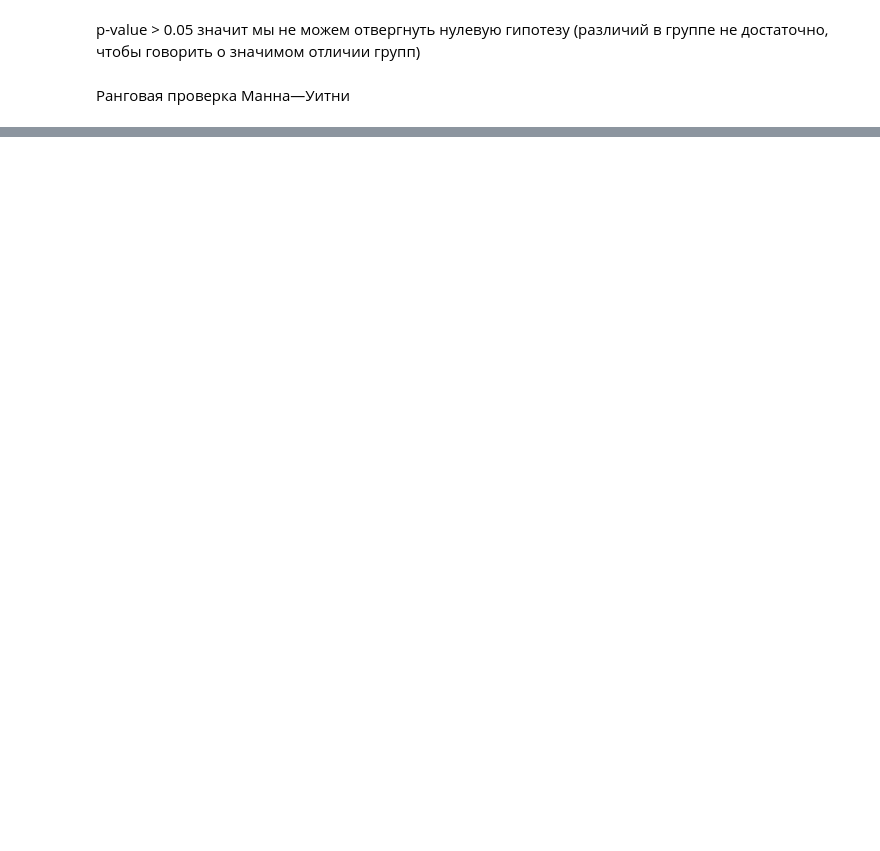
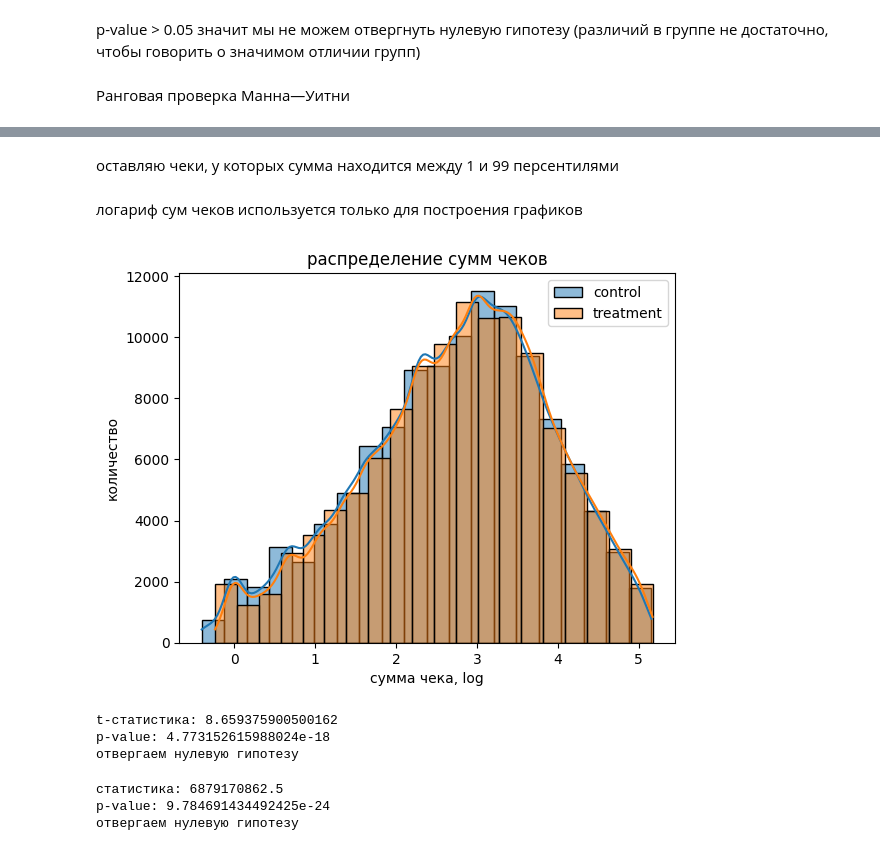
Before and after one commit to ArtemGusenkov/projects, a Jupyter notebook: retail_analytics/src/ab_test.ipynb, the cells around one changed output, grey strips where cells are left out. Saved outputs shown, nothing was run; the diff lists cells and outputs as text; code cells hidden in the pictures; blank space fills up the shorter version.

```diff
--- a/retail_analytics/src/ab_test.ipynb
+++ b/retail_analytics/src/ab_test.ipynb
@@ -139,0 +155,71 @@ p-value: 0.4017977617830075
+# %%
+cond_1 = td['WEEK_NO'] >= 21
+cond_2 = td['WEEK_NO'] <= 60
+
+control = td[cond_1 & cond_2].copy()
+control_s = control.copy()
+control = control.groupby(['BASKET_ID'], as_index=False)['SALES_VALUE'].sum()
+
+cond_3 = td['WEEK_NO'] >= 61
+cond_4 = td['WEEK_NO'] <= 100
+
+treatment = td[cond_3 & cond_4].copy()
+treatment_s = treatment.copy()
+treatment = treatment.groupby(['BASKET_ID'], as_index=False)['SALES_VALUE'].sum()
+# %%
+def outlier_remover(data1, data2, col_name, x_quantile=0.95, two_side=False):
+    if two_side==False:
+        dt_1 = data1[data1[col_name] <= data1[col_name].quantile(x_quantile)]
+        dt_2 = data2[data2[col_name] <= data2[col_name].quantile(x_quantile)]
+    else:
+        c1 = data1[col_name] <= data1[col_name].quantile(x_quantile)
+        c2 = data1[col_name] >= data1[col_name].quantile(1 - x_quantile)
+        dt_1 = data1[c1 & c2]
+
+        c3 = data2[col_name] <= data2[col_name].quantile(x_quantile)
+        c4 = data2[col_name] >= data2[col_name].quantile(1 - x_quantile)
+        dt_2 = data2[c3 & c4]
+
+    return dt_1, dt_2
+# %% [markdown]
+оставляю чеки, у которых сумма находится между 1 и 99 персентилями
+# %%
+control, treatment = outlier_remover(control, treatment, 'SALES_VALUE', 0.99, True)
+# %% [markdown]
+логариф сум чеков используется только для построения графиков
+# %%
+sns.histplot(np.log(control['SALES_VALUE']), bins=20, kde=True, label='control')
+sns.histplot(np.log(treatment['SALES_VALUE']), bins=20, kde=True, label='treatment')
+
+plt.legend()
+plt.xlabel('сумма чека, log')
+plt.ylabel('количество')
+plt.title('распределение сумм чеков')
+plt.show()
+# %% [output]
+[figure, added]
+# %%
+t_stat, p_value = stats.ttest_ind(treatment['SALES_VALUE'], control['SALES_VALUE'], alternative='two-sided')
+print('t-статистика:', t_stat)
+print('p-value:', p_value)
+if p_value <= ALPHA:
+    print('отвергаем нулевую гипотезу')
+else:
+    print('нет оснований отвергнуть нулевую гипотезу')
+# %% [output]
+t-статистика: 8.659375900500162
+p-value: 4.773152615988024e-18
+отвергаем нулевую гипотезу
+# %%
+a = stats.mannwhitneyu(treatment['SALES_VALUE'], control['SALES_VALUE'], alternative='two-sided', use_continuity=True)
+
+print('статистика:', a.statistic)
+print('p-value:', a.pvalue)
+if a.pvalue <= ALPHA:
+    print('отвергаем нулевую гипотезу')
+else:
+    print('нет оснований отвергнуть нулевую гипотезу')
+# %% [output]
+статистика: 6879170862.5
+p-value: 9.784691434492425e-24
+отвергаем нулевую гипотезу
```
Also changed, not shown: parts of 22 cells of this notebook.
